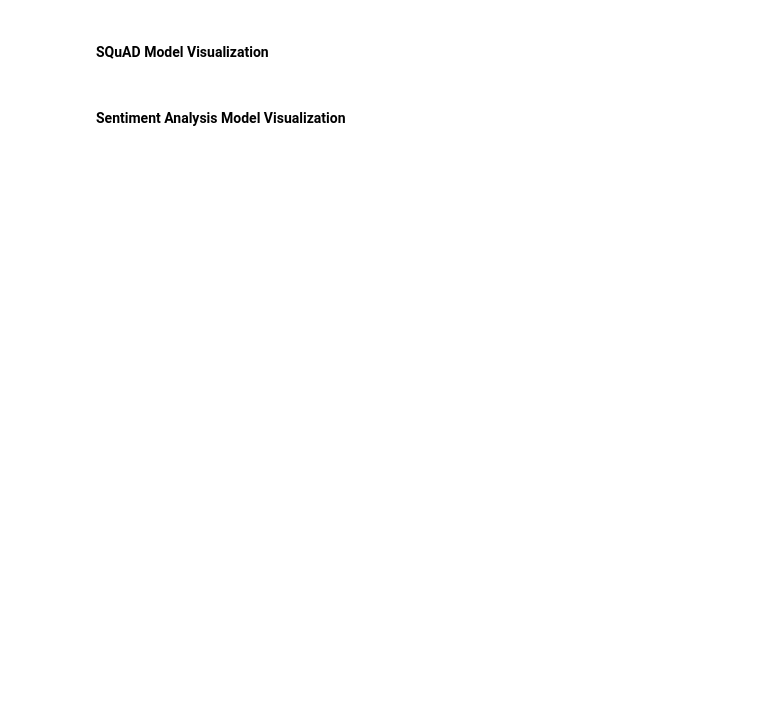
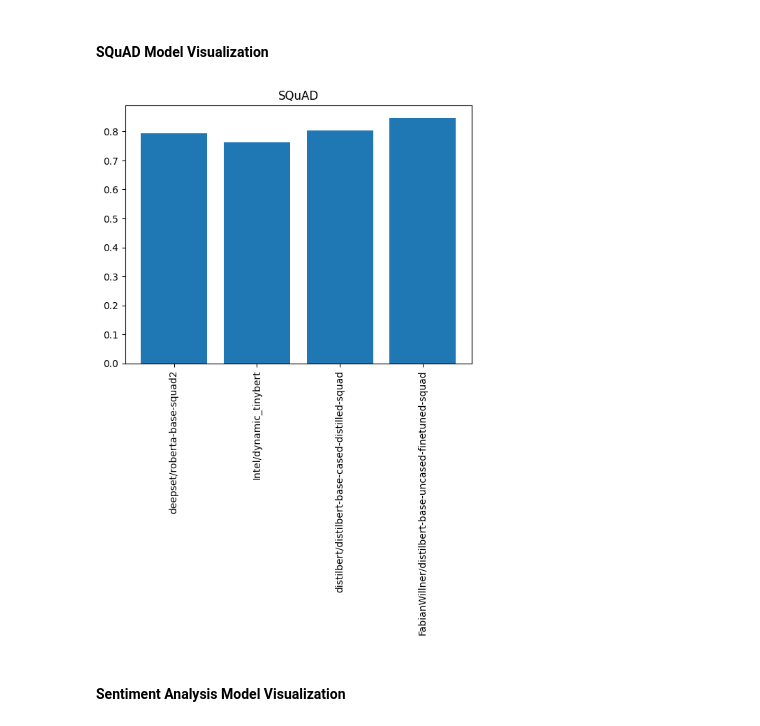
Before and after one commit to braphael99/NLPGroup5, a Jupyter notebook: ProjectCodeRevision.ipynb, the cells around one changed output. Drawn from its saved outputs; the diff is of its cells as text; code cells hidden in the pictures; blank space fills up the shorter version.

```diff
--- a/ProjectCodeRevision.ipynb
+++ b/ProjectCodeRevision.ipynb
@@ -180,4 +258,12 @@ In this section we will be graphing based on model type and dataset.
 # %% [markdown]
 #### SQuAD Model Visualization
+# %%
+#Set plot and plot
+plt.title("SQuAD")
+plt.xticks(xpoints[3:7], modelNames[3:7], rotation = 'vertical')
+plt.bar(xpoints[3:7], valsList[3:7])
+plt.show()
+# %% [output]
+[figure, added]
 # %% [markdown]
 #### Sentiment Analysis Model Visualization
```
Also changed, not shown: parts of 25 cells of this notebook.
